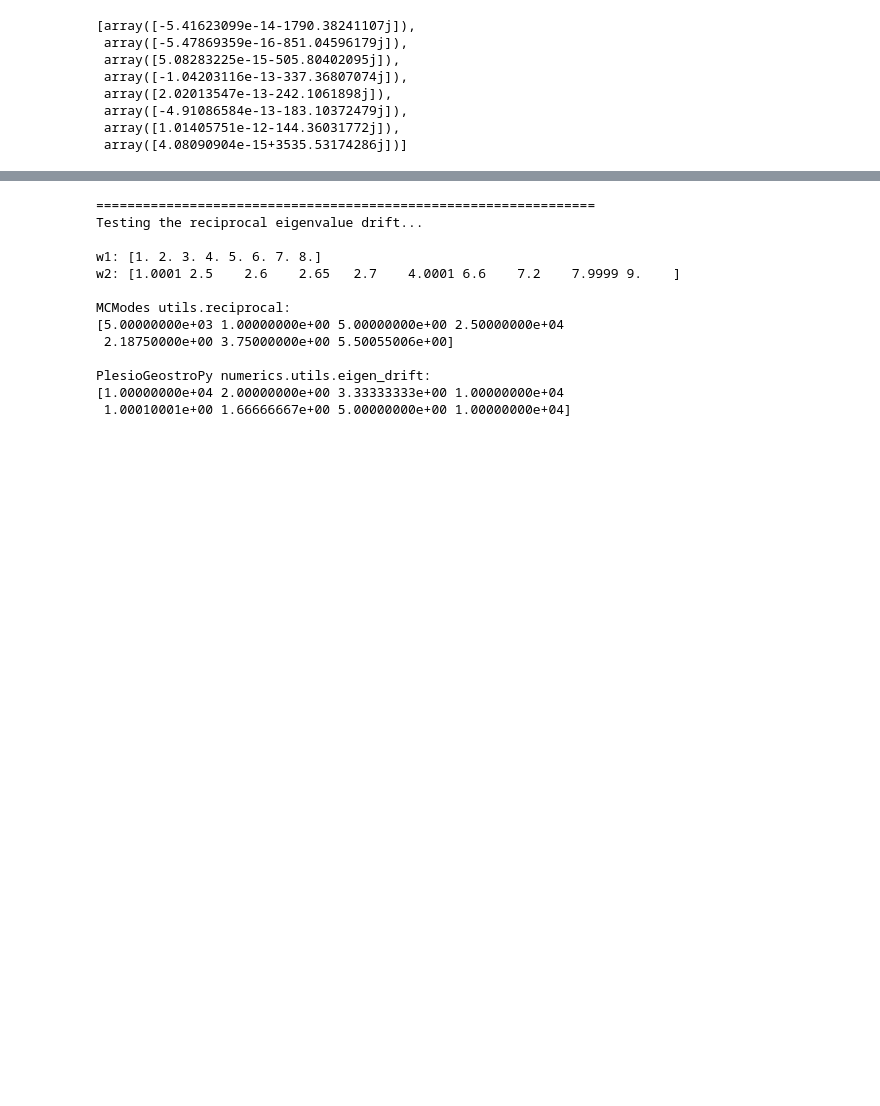
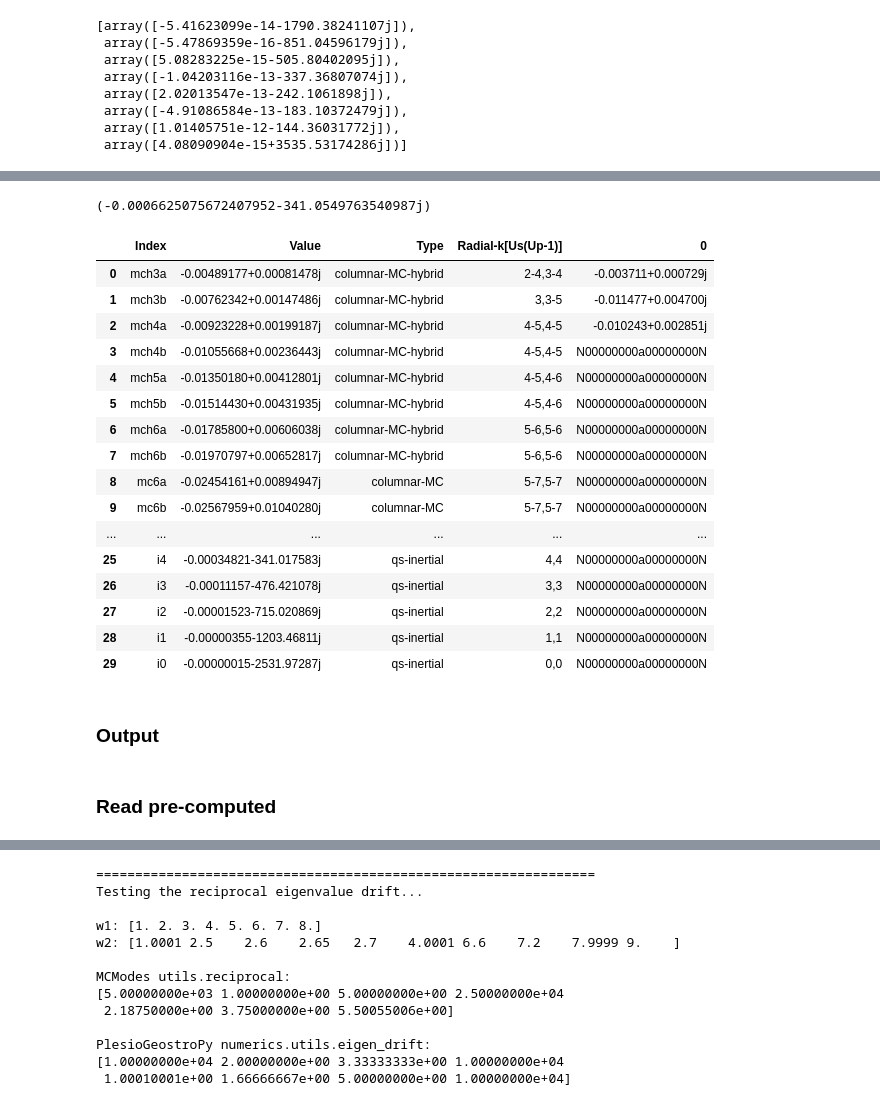
Before and after one commit to GentleMin/MCmodes, a Jupyter notebook: Eigen_Solve.ipynb, the cells around one changed output, grey strips where cells are left out. Drawn from its saved outputs; the diff is of its cells as text; code cells hidden in the pictures; blank space fills up the shorter version.

```diff
--- a/Eigen_Solve.ipynb
+++ b/Eigen_Solve.ipynb
@@ -407,0 +412,11 @@ eig_vals_selected
+# %%
+import models
+from operators.polynomials import SphericalHarmonicMode
+from operators.worland_transform import WorlandTransform
+from operators.associated_legendre_transform import AssociatedLegendreTransformSingleM
+from fields import VectorFieldSingleM
+
+nr, maxnl, m_val = 63, 63, 3
+
+model = models.MagnetoCoriolis_Alfven(nr, maxnl, m_val, inviscid=True,
+    induction_eq_params={'galerkin': False, 'ideal': False, 'boundary_condition': True})
@@ -407,0 +448,8 @@ eig_vals_selected
+# %%
+import pandas as pd
+
+# df_targets = pd.read_table("./runs/S1c_Le1e-4_Lu2e+2_m1_parity_oppo/eigenspectra_describe.txt", header=3, delimiter='\s+')
+# df_targets = pd.read_table("./runs/S1pi_Le1e-4_Lu2e+4_m1_parity_oppo/eigenspectra_describe.txt", header=3, delimiter='\s+')
+df_targets = pd.read_table('./runs/QGP-SL2N2_Le2_5e-5_Lu2e+4_m3/eigenspectra_describe.txt', header=3, delimiter='\s+')
+target_list = df_targets["Value"].to_numpy().astype(np.complex128)
+df_targets
@@ -407,0 +476,11 @@ eig_vals_selected
+# %%
+target_list = [
+    -0.019+0.017j,
+    -0.028+0.033j,
+    -0.041+0.058j,
+    -0.057+0.092j,
+    -0.074+0.137j,
+    -0.096+0.202j,
+    -0.122+0.286j,
+    -0.154+0.386j,
+]
@@ -407,0 +519,28 @@ eig_vals_selected
+# %%
+eigenvals[11][0]
+# %% [output]
+(-0.0006625075672407952-341.0549763540987j)
+# %%
+df_view = pd.DataFrame(data=eigenvals)
+df_view = pd.concat((df_targets, df_view), axis=1)
+df_view
+# %% [output]
+|  | Index | Value | Type | Radial-k[Us(Up-1)] | 0 |
+| 0 | mch3a | -0.00489177+0.00081478j | columnar-MC-hybrid | 2-4,3-4 | -0.003711+0.000729j |
+| 1 | mch3b | -0.00762342+0.00147486j | columnar-MC-hybrid | 3,3-5 | -0.011477+0.004700j |
+| 2 | mch4a | -0.00923228+0.00199187j | columnar-MC-hybrid | 4-5,4-5 | -0.010243+0.002851j |
+| 3 | mch4b | -0.01055668+0.00236443j | columnar-MC-hybrid | 4-5,4-5 | N00000000a00000000N |
+| 4 | mch5a | -0.01350180+0.00412801j | columnar-MC-hybrid | 4-5,4-6 | N00000000a00000000N |
+| 5 | mch5b | -0.01514430+0.00431935j | columnar-MC-hybrid | 4-5,4-6 | N00000000a00000000N |
+| 6 | mch6a | -0.01785800+0.00606038j | columnar-MC-hybrid | 5-6,5-6 | N00000000a00000000N |
+| 7 | mch6b | -0.01970797+0.00652817j | columnar-MC-hybrid | 5-6,5-6 | N00000000a00000000N |
+| 8 | mc6a | -0.02454161+0.00894947j | columnar-MC | 5-7,5-7 | N00000000a00000000N |
+| 9 | mc6b | -0.02567959+0.01040280j | columnar-MC | 5-7,5-7 | N00000000a00000000N |
+| ... | ... | ... | ... | ... | ... |
+| 25 | i4 | -0.00034821-341.017583j | qs-inertial | 4,4 | N00000000a00000000N |
+| 26 | i3 | -0.00011157-476.421078j | qs-inertial | 3,3 | N00000000a00000000N |
+| 27 | i2 | -0.00001523-715.020869j | qs-inertial | 2,2 | N00000000a00000000N |
+| 28 | i1 | -0.00000355-1203.46811j | qs-inertial | 1,1 | N00000000a00000000N |
+| 29 | i0 | -0.00000015-2531.97287j | qs-inertial | 0,0 | N00000000a00000000N |
+# %% [markdown]
+### Output
@@ -407,0 +561,2 @@ eig_vals_selected
+# %% [markdown]
+### Read pre-computed
```
Also changed, not shown: parts of 34 cells of this notebook, 3 other files.
